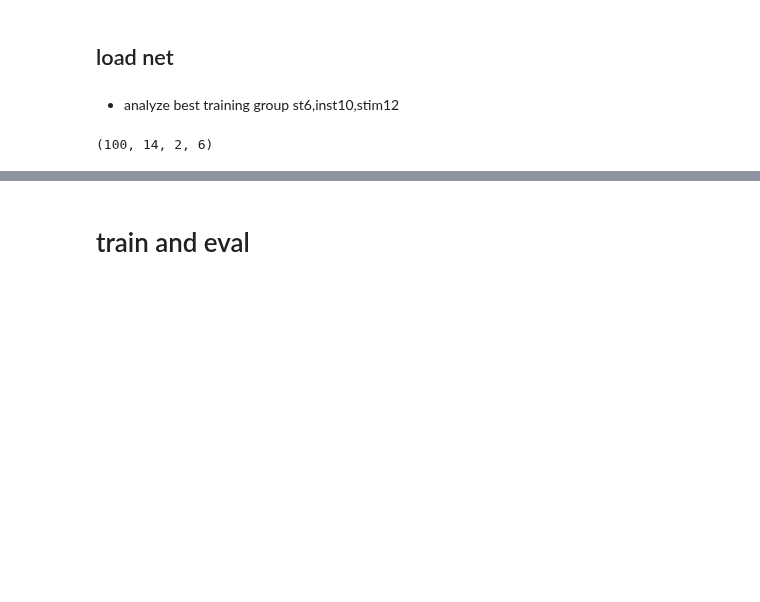
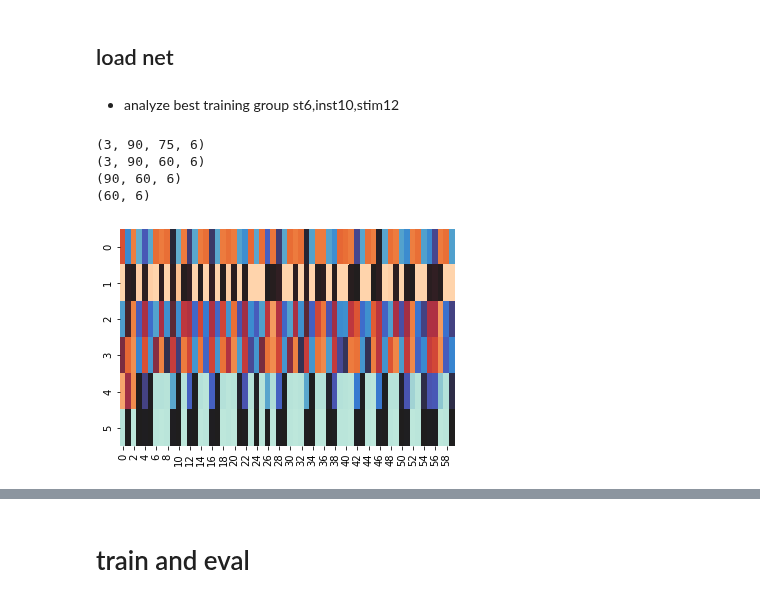
Before and after one commit to andrebeu/PM, a Jupyter notebook: amtask-barcode.ipynb, the cells around one changed output, grey strips where cells are left out. Drawn from its saved outputs; the diff is of its cells as text; code cells hidden in the pictures; blank space fills up the shorter version.

```diff
--- a/amtask-barcode.ipynb
+++ b/amtask-barcode.ipynb
@@ -107,7 +133,7 @@ for inst,stim,st in itertools.product(stimdimL,instdimL,stsizeL):
 
 ## eval acc
 # %%
-def load_evsc2(st,inst,stim,seed,pretrain=True):
+def load_evsc2(st,inst,stim,seed,pretrain=False):
   if pretrain: curr = '1000_29000'
   else: curr = '0_30000'
   L = []
@@ -230,10 +281,43 @@ net = netL[seed]
 # %%
-
-neps,ntr,trlen=100,2,3
-net.debug=False
-net.store_states=True
-evsc,states = run_net(net,task,neps,ntr,trlen,training=False,verb=False,return_states=True)
+neps,ntr,trlen=90,15,1
+statesL = []
+for seed in range(3):
+  net = netL[seed]
+  net.debug=False
+  net.store_states=True
+  task = TaskArbitraryMaps(nmaps,switchmaps=True,ntokens_surplus=0,seed=seed,stimdim=stimdim)
+  evsc,subj_states = run_net(net,task,neps,ntr,trlen,training=False,verb=False,return_states=True)
+  statesL.append(subj_states)
-# %%
-states.shape # neps,explen,(c,h),stsize
-# %% [output]
-(100, 14, 2, 6)
+# %%
+states = np.array(statesL)
+nsubs,neps,ntsteps,_,stsize = states.shape
+# print(nsubs,neps,ntsteps,_,stsize)
+
+# select h state (EM key)
+hc = 0
+states = states[:,:,:,hc]
+print(states.shape)
+
+# select encoding phase states only
+states = states.reshape(nsubs,neps,ntr,nmaps+trlen,stsize)[:,:,:,:nmaps,:].reshape(nsubs,neps,-1,stsize)
+print(states.shape)
+
+# for a given subject
+sub = 0
+states = states[sub]
+print(states.shape)
+
+# loop over epochs
+ep = 0
+states = states[ep]
+print(states.shape)
+
+# mean entropy of given epoch
+entropy(states)
+plt_rdm(states.T)
+# %% [output]
+(3, 90, 75, 6)
+(3, 90, 60, 6)
+(90, 60, 6)
+(60, 6)
+[figure, added]
```
Also changed, not shown: parts of 15 cells of this notebook, 5 other files.
